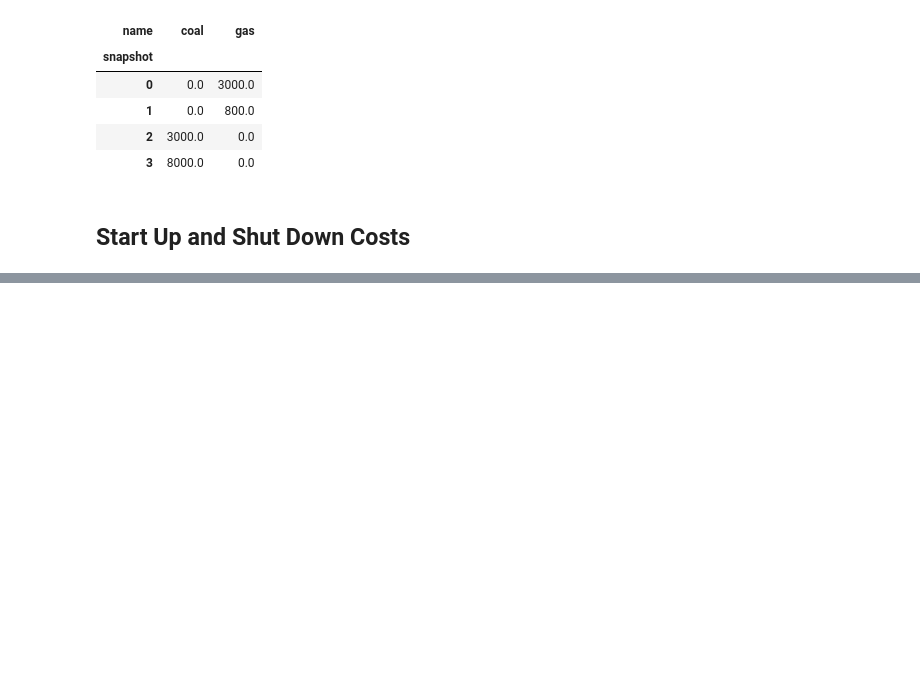
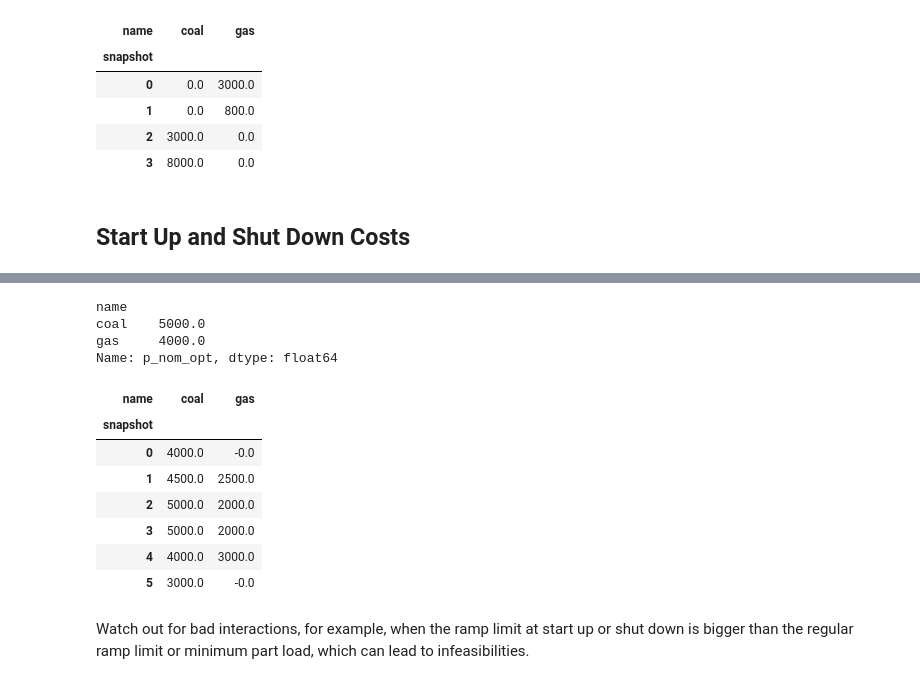
Before and after one commit to VeenaShirsath/Power-System-Optimization, a Jupyter notebook: unit_commitment.ipynb, the cells around one changed output, grey strips where cells are left out. Drawn from its saved outputs; the diff is of its cells as text; code cells hidden in the pictures; blank space fills up the shorter version.

```diff
--- a/unit_commitment.ipynb
+++ b/unit_commitment.ipynb
@@ -340,0 +567,19 @@ nu.generators_t.p
+# %%
+nu = pypsa.Network(snapshots=range(6))
+
+nu.add("Bus", "bus")
+
+nu.add(
+    "Generator",
+    "coal",
+    bus="bus",
+    marginal_cost=20,
+    ramp_limit_up=0.1,
+    ramp_limit_down=0.2,
+    p_nom_extendable=True,
+    capital_cost=1e2,
+)
+
+nu.add("Generator", "gas", bus="bus", marginal_cost=70, p_nom=4000)
+
+nu.add("Load", "load", bus="bus", p_set=[4000, 7000, 7000, 7000, 7000, 3000])
@@ -340,0 +605,20 @@ nu.generators_t.p
+# %%
+nu.generators.p_nom_opt
+# %% [output]
+name
+coal    5000.0
+gas     4000.0
+Name: p_nom_opt, dtype: float64
+# %%
+nu.generators_t.p
+# %% [output]
+| name | coal | gas |
+| snapshot |  |  |
+| 0 | 4000.0 | -0.0 |
+| 1 | 4500.0 | 2500.0 |
+| 2 | 5000.0 | 2000.0 |
+| 3 | 5000.0 | 2000.0 |
+| 4 | 4000.0 | 3000.0 |
+| 5 | 3000.0 | -0.0 |
+# %% [markdown]
+Watch out for bad interactions, for example, when the ramp limit at start up or shut down is bigger than the regular ramp limit or minimum part load, which can lead to infeasibilities.
```
Also changed, not shown: parts of 18 cells of this notebook.
